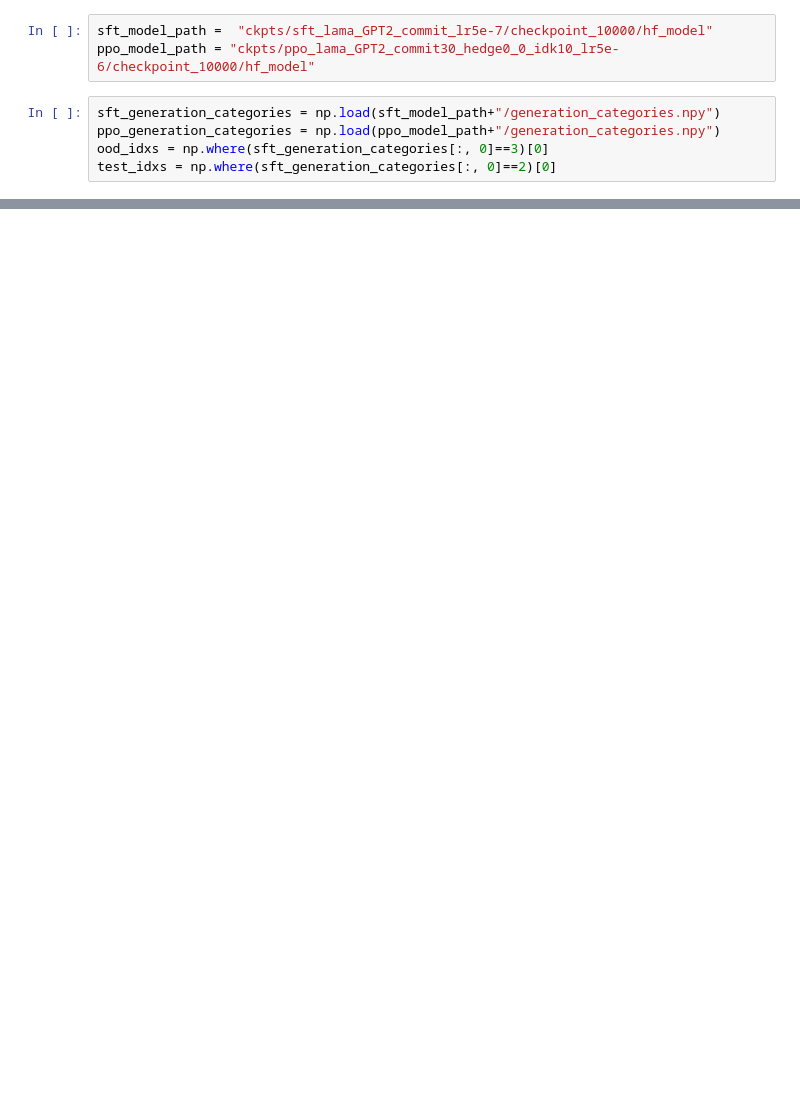
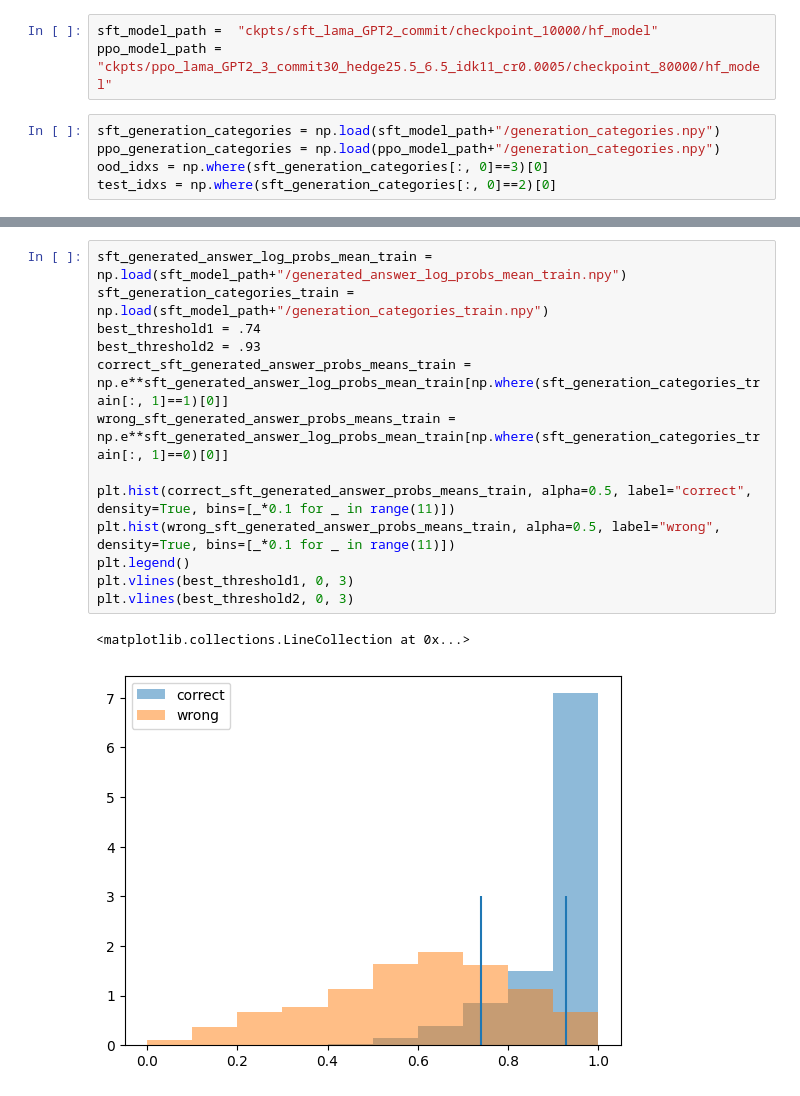
Before and after one commit to katiekang1998/llm_hallucinations, a Jupyter notebook: examples/analysis2.ipynb, the cells around one changed output, grey strips where cells are left out. Cells and saved outputs as stored; diff of their text form; blank space fills up the shorter version.

```diff
--- a/examples/analysis2.ipynb
+++ b/examples/analysis2.ipynb
@@ -3,8 +3,8 @@ import numpy as np
 import matplotlib.pyplot as plt
 from sklearn.linear_model import LogisticRegression
 # %%
-sft_model_path =  "ckpts/sft_lama_GPT2_commit_lr5e-7/checkpoint_10000/hf_model"
-ppo_model_path = "ckpts/ppo_lama_GPT2_commit30_hedge0_0_idk10_lr5e-6/checkpoint_10000/hf_model"
+sft_model_path =  "ckpts/sft_lama_GPT2_commit/checkpoint_10000/hf_model"
+ppo_model_path = "ckpts/ppo_lama_GPT2_3_commit30_hedge25.5_6.5_idk11_cr0.0005/checkpoint_80000/hf_model"
 # %%
 sft_generation_categories = np.load(sft_model_path+"/generation_categories.npy")
 ppo_generation_categories = np.load(ppo_model_path+"/generation_categories.npy")
@@ -105,0 +217,16 @@ Please also refer to the documentation for alternative solver options:
+# %%
+sft_generated_answer_log_probs_mean_train = np.load(sft_model_path+"/generated_answer_log_probs_mean_train.npy")
+sft_generation_categories_train = np.load(sft_model_path+"/generation_categories_train.npy")
+best_threshold1 = .74
+best_threshold2 = .93
+correct_sft_generated_answer_probs_means_train = np.e**sft_generated_answer_log_probs_mean_train[np.where(sft_generation_categories_train[:, 1]==1)[0]]
+wrong_sft_generated_answer_probs_means_train = np.e**sft_generated_answer_log_probs_mean_train[np.where(sft_generation_categories_train[:, 1]==0)[0]]
+
+plt.hist(correct_sft_generated_answer_probs_means_train, alpha=0.5, label="correct", density=True, bins=[_*0.1 for _ in range(11)])
+plt.hist(wrong_sft_generated_answer_probs_means_train, alpha=0.5, label="wrong", density=True, bins=[_*0.1 for _ in range(11)])
+plt.legend()
+plt.vlines(best_threshold1, 0, 3)
+plt.vlines(best_threshold2, 0, 3)
+# %% [output]
+<matplotlib.collections.LineCollection at 0x...>
+[figure, added]
```
Also changed, not shown: parts of 26 cells of this notebook, 20 other files.
